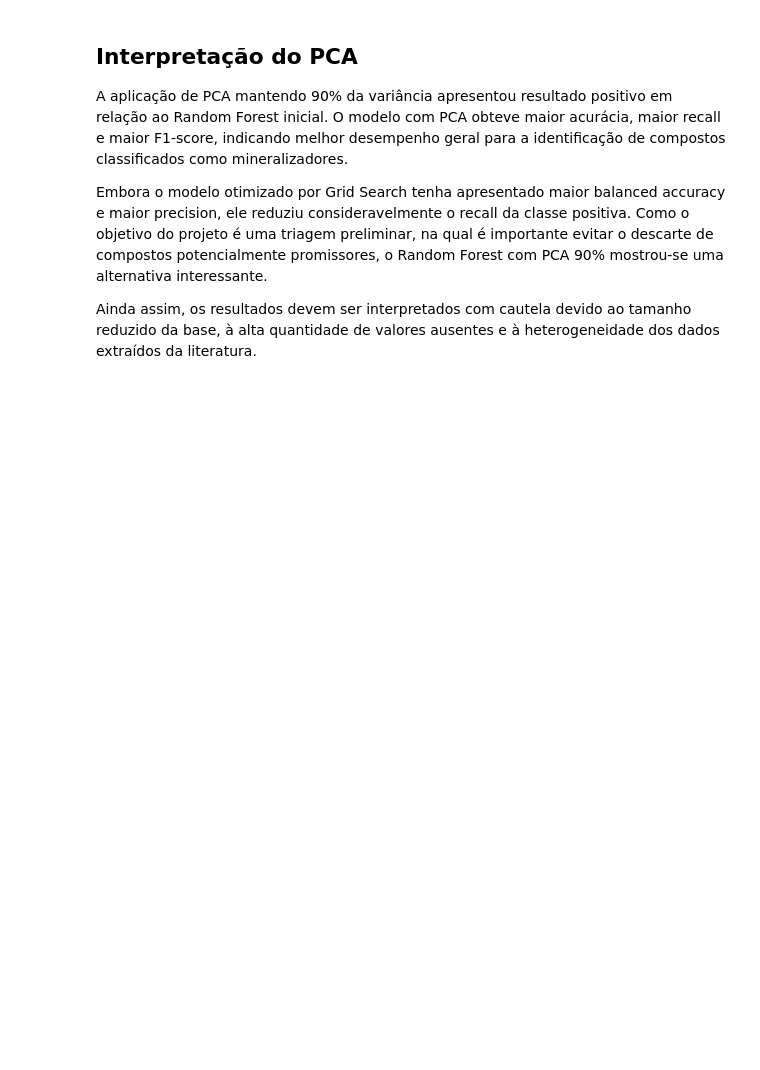
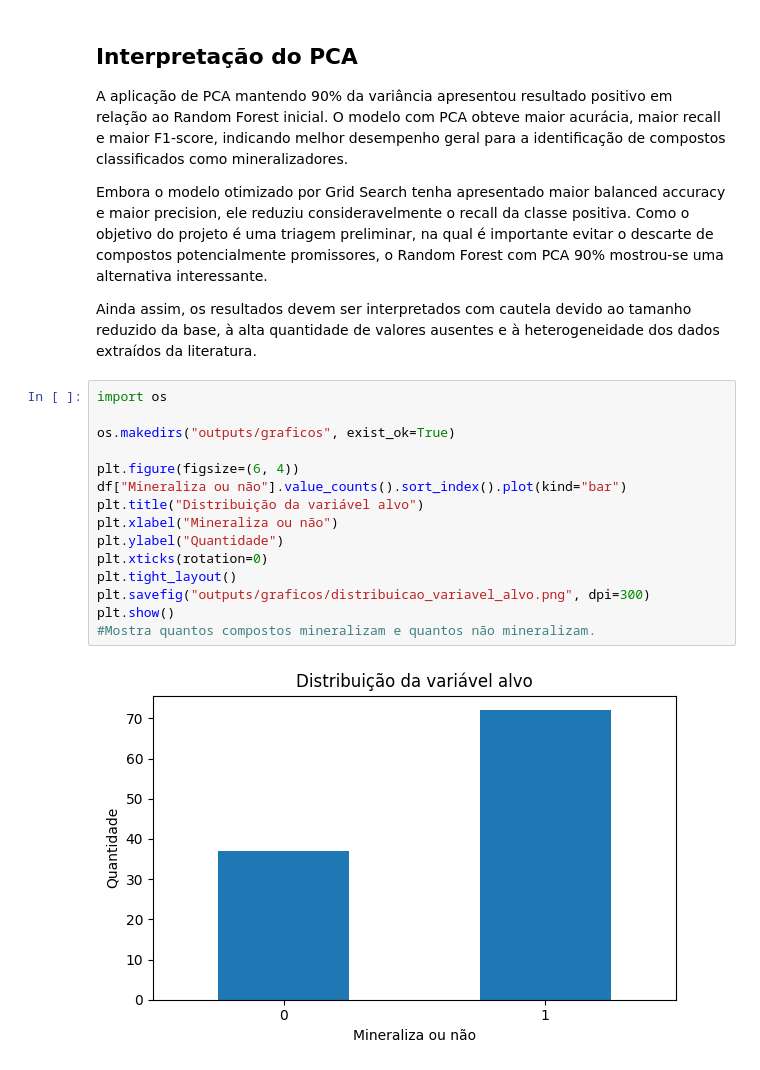
Before and after one commit to pablocosme/Projeto_Residuos_Dentarios_IA, a Jupyter notebook: random_forest.ipynb, the cells around one changed output. Drawn from its saved outputs; the diff is of its cells as text; blank space fills up the shorter version.

```diff
--- a/eda.ipynb
+++ b/random_forest.ipynb
@@ -1561,3 +1561,20 @@ A aplicação de PCA mantendo 90% da variância apresentou resultado positivo em
 Embora o modelo otimizado por Grid Search tenha apresentado maior balanced accuracy e maior precision, ele reduziu consideravelmente o recall da classe positiva. Como o objetivo do projeto é uma triagem preliminar, na qual é importante evitar o descarte de compostos potencialmente promissores, o Random Forest com PCA 90% mostrou-se uma alternativa interessante.
 
 Ainda assim, os resultados devem ser interpretados com cautela devido ao tamanho reduzido da base, à alta quantidade de valores ausentes e à heterogeneidade dos dados extraídos da literatura.
+# %%
+import os
+
+os.makedirs("outputs/graficos", exist_ok=True)
+
+plt.figure(figsize=(6, 4))
+df["Mineraliza ou não"].value_counts().sort_index().plot(kind="bar")
+plt.title("Distribuição da variável alvo")
+plt.xlabel("Mineraliza ou não")
+plt.ylabel("Quantidade")
+plt.xticks(rotation=0)
+plt.tight_layout()
+plt.savefig("outputs/graficos/distribuicao_variavel_alvo.png", dpi=300)
+plt.show()
+#Mostra quantos compostos mineralizam e quantos não mineralizam.
+# %% [output]
+[figure, added]
```
Also changed, not shown: parts of 21 cells of this notebook, 1 other file.
